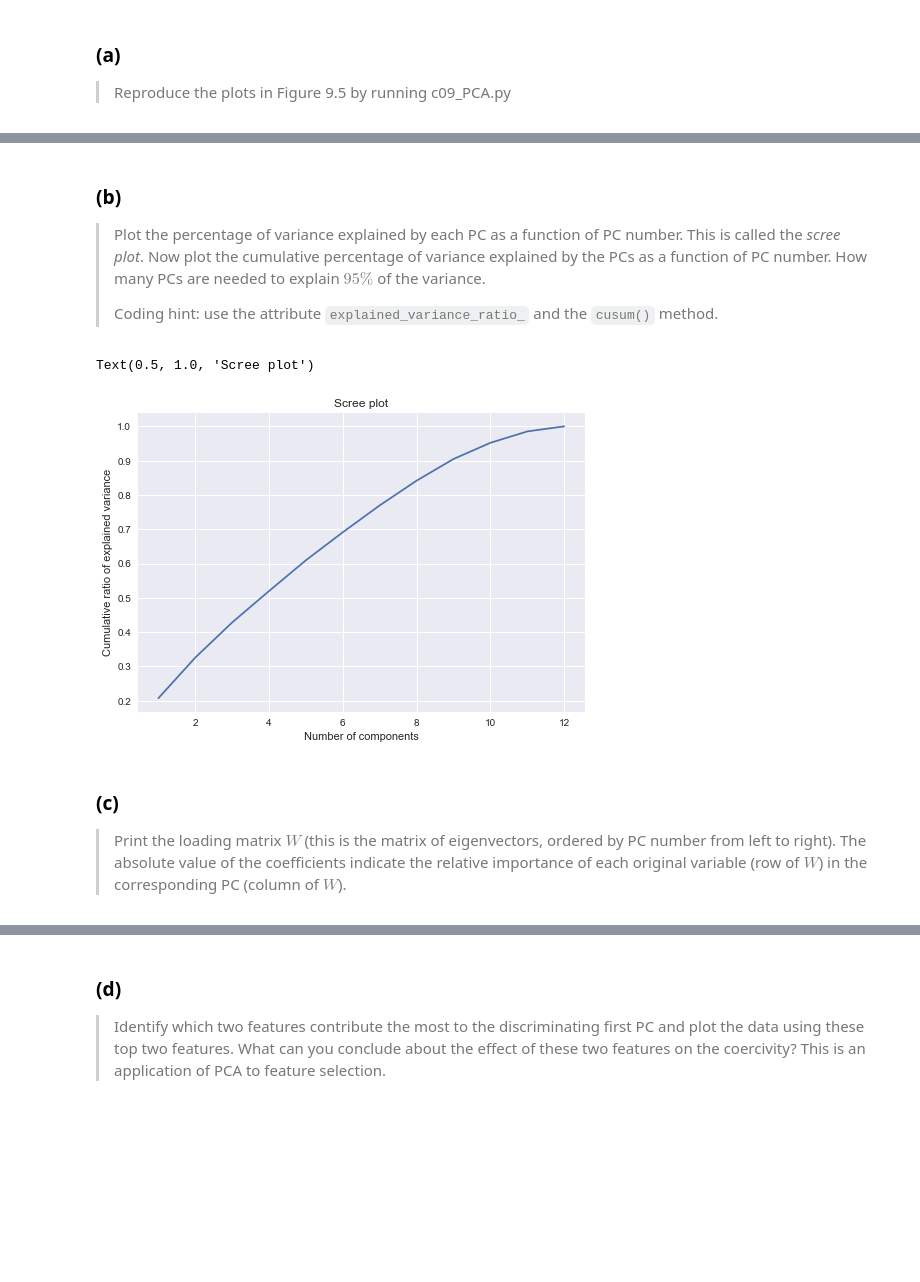
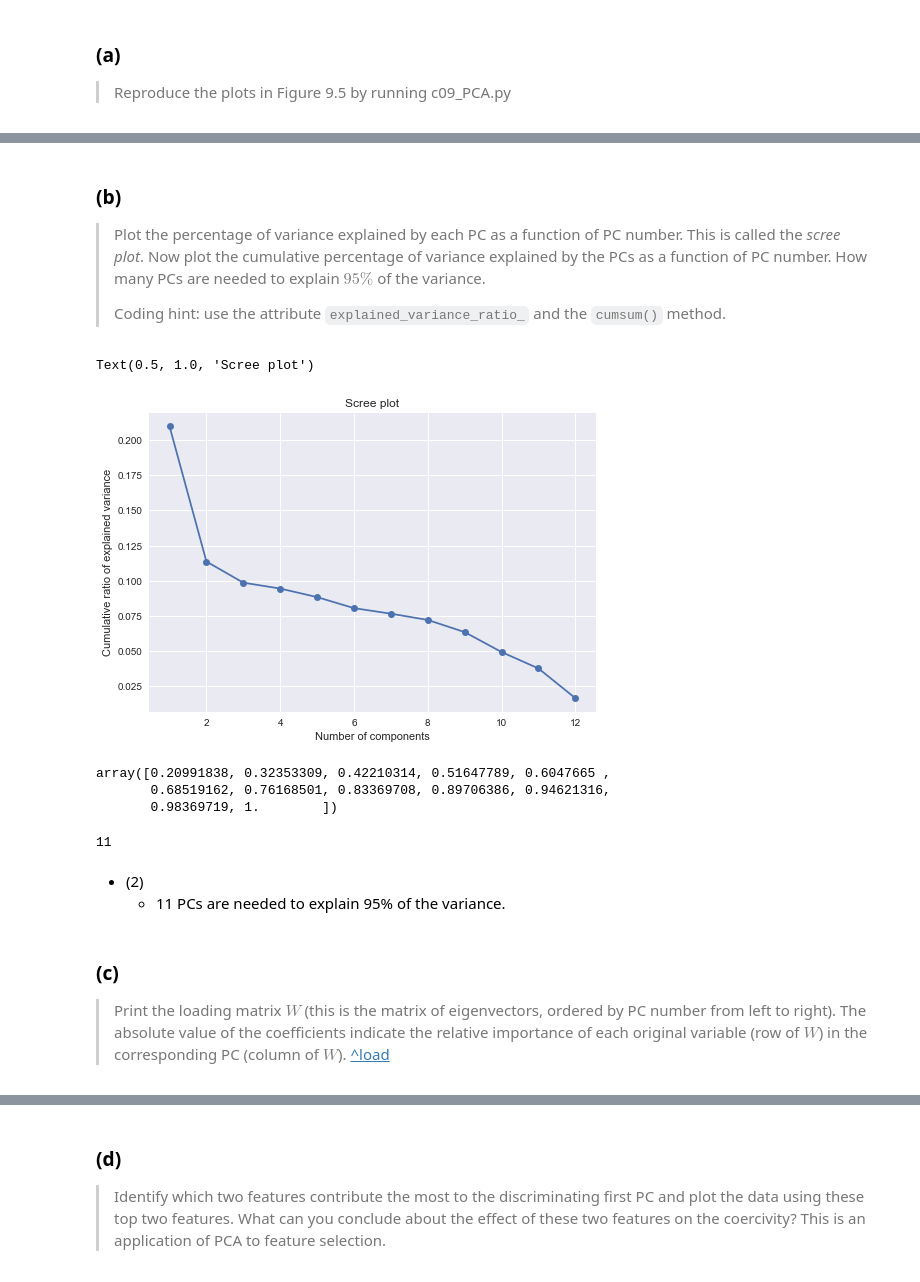
Before and after one commit to stevengogogo/ECEN649_Pattern-Recognition, a Jupyter notebook: hw/hw5.ipynb, the cells around one changed output, grey strips where cells are left out. Cells and saved outputs as stored; diff of their text form; code cells hidden in the pictures; blank space fills up the shorter version.

```diff
--- a/hw/hw5.ipynb
+++ b/hw/hw5.ipynb
@@ -118,20 +114,36 @@ fig.savefig('c09_PCA-c.png',bbox_inches="tight",facecolor="white")
 
 > Plot the percentage of variance explained by each PC as a function of PC number. This is called the *scree plot*. Now plot the cumulative percentage of variance explained by the PCs as a function of PC number. How many PCs are needed to explain $95\%$ of the variance.
 >
-> Coding hint: use the attribute `explained_variance_ratio_` and the `cusum()` method.
+> Coding hint: use the attribute `explained_variance_ratio_` and the `cumsum()` method.
 # %%
 n = len(pca.explained_variance_ratio_)
-plt.plot( np.arange(1, n+1) ,np.cumsum(pca.explained_variance_ratio_))
+#plt.plot( np.arange(1, n+1) ,np.cumsum(pca.explained_variance_ratio_))
+plt.plot( np.arange(1, n+1) ,pca.explained_variance_ratio_, "-o")
 plt.xlabel("Number of components")
 plt.ylabel("Cumulative ratio of explained variance")
 plt.title("Scree plot")
 # %% [output]
 Text(0.5, 1.0, 'Scree plot')
-[figure, old version]
+[figure, new version]
+# %%
+np.cumsum(pca.explained_variance_ratio_)
+# %% [output]
+array([0.20991838, 0.32353309, 0.42210314, 0.51647789, 0.6047665 ,
+       0.68519162, 0.76168501, 0.83369708, 0.89706386, 0.94621316,
+       0.98369719, 1.        ])
+# %%
+np.where(np.cumsum(pca.explained_variance_ratio_) > 0.95)[0][0] + 1
+# %% [output]
+11
+# %% [markdown]
+- (2)
+  - 11 PCs are needed to explain 95% of the variance.
 # %% [markdown]
 ### (c)
 
-> Print the loading matrix $W$ (this is the matrix of eigenvectors, ordered by PC number from left to right). The absolute value of the coefficients indicate the relative importance of each original variable (row of $W$) in the corresponding PC (column of $W$).
+> Print the loading matrix $W$ (this is the matrix of eigenvectors, ordered by PC number from left to right). The absolute value of the coefficients indicate the relative importance of each original variable (row of $W$) in the corresponding PC (column of $W$). [^load]
+
+[^load]: https://scentellegher.github.io/machine-learning/2020/01/27/pca-loadings-sklearn.html
 # %%
 #for i in range(0,n):
 #    print("Component", i+1,":",pca.components_[i].T)
```
Also changed, not shown: parts of 7 cells of this notebook, 6 other files.
